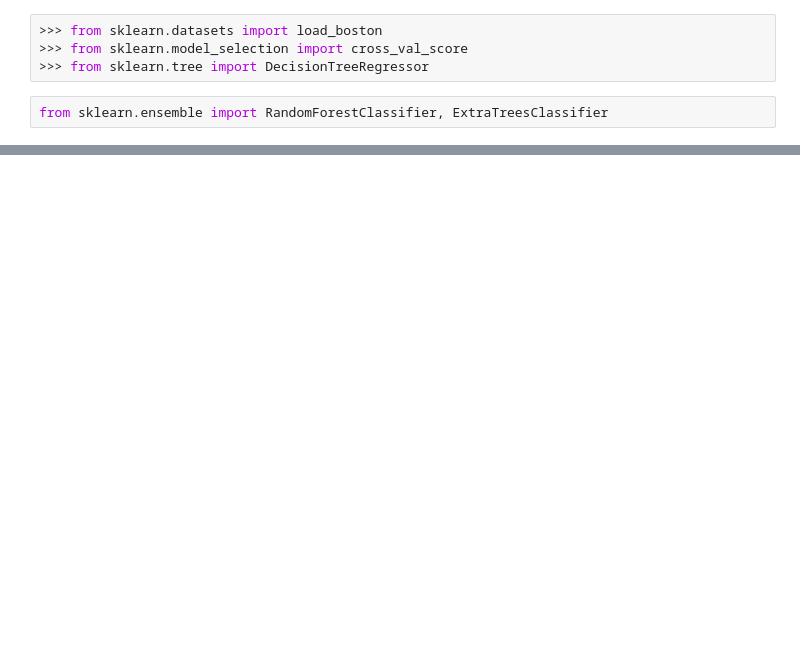
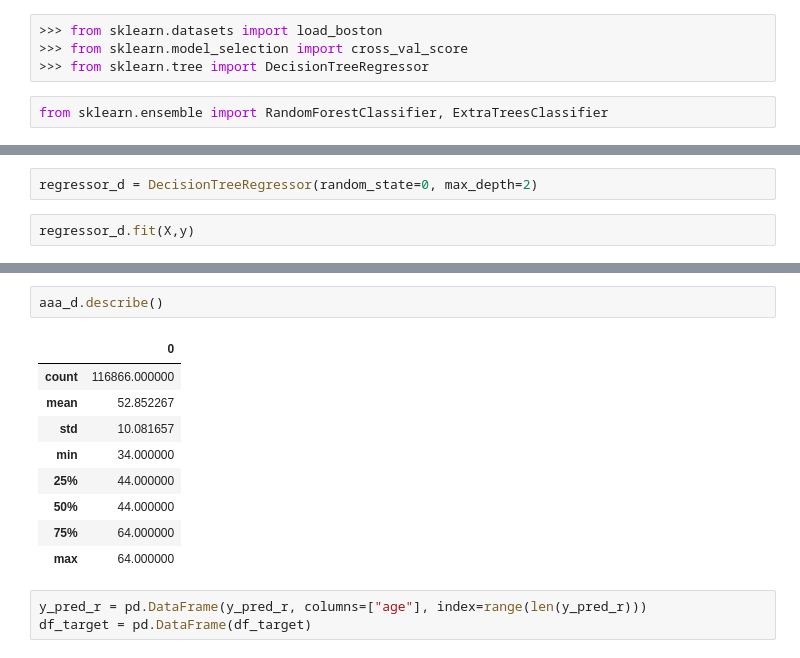
Before and after one commit to wjy5446/airbnb-new-booking, a Jupyter notebook: joe/airbnb_V1.0(EDA)_junki.ipynb, the cells around one changed output, grey strips where cells are left out. Saved outputs shown, nothing was run; the diff lists cells and outputs as text; blank space fills up the shorter version.

```diff
--- a/joe/airbnb_V1.0(EDA)_junki.ipynb
+++ b/joe/airbnb_V1.0(EDA)_junki.ipynb
@@ -473,0 +409,4 @@ dtype: float64
+# %%
+regressor_d = DecisionTreeRegressor(random_state=0, max_depth=2)
+# %%
+regressor_d.fit(X,y)
@@ -473,0 +439,15 @@ dtype: float64
+# %%
+aaa_d.describe()
+# %% [output]
+|  | 0 |
+| count | 116866.000000 |
+| mean | 52.852267 |
+| std | 10.081657 |
+| min | 34.000000 |
+| 25% | 44.000000 |
+| 50% | 44.000000 |
+| 75% | 64.000000 |
+| max | 64.000000 |
+# %%
+y_pred_r = pd.DataFrame(y_pred_r, columns=["age"], index=range(len(y_pred_r)))
+df_target = pd.DataFrame(df_target)
```
Also changed, not shown: parts of 50 cells of this notebook, 3 other files.
